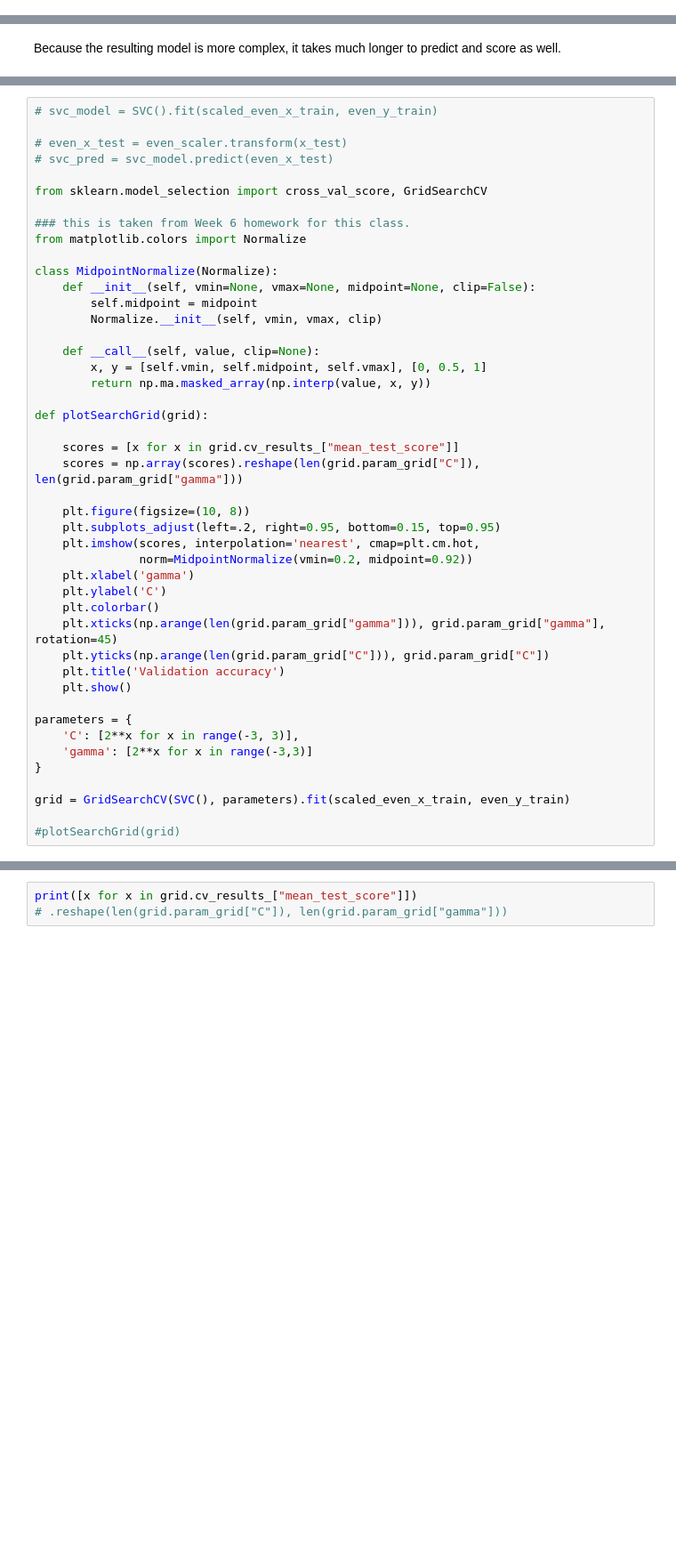
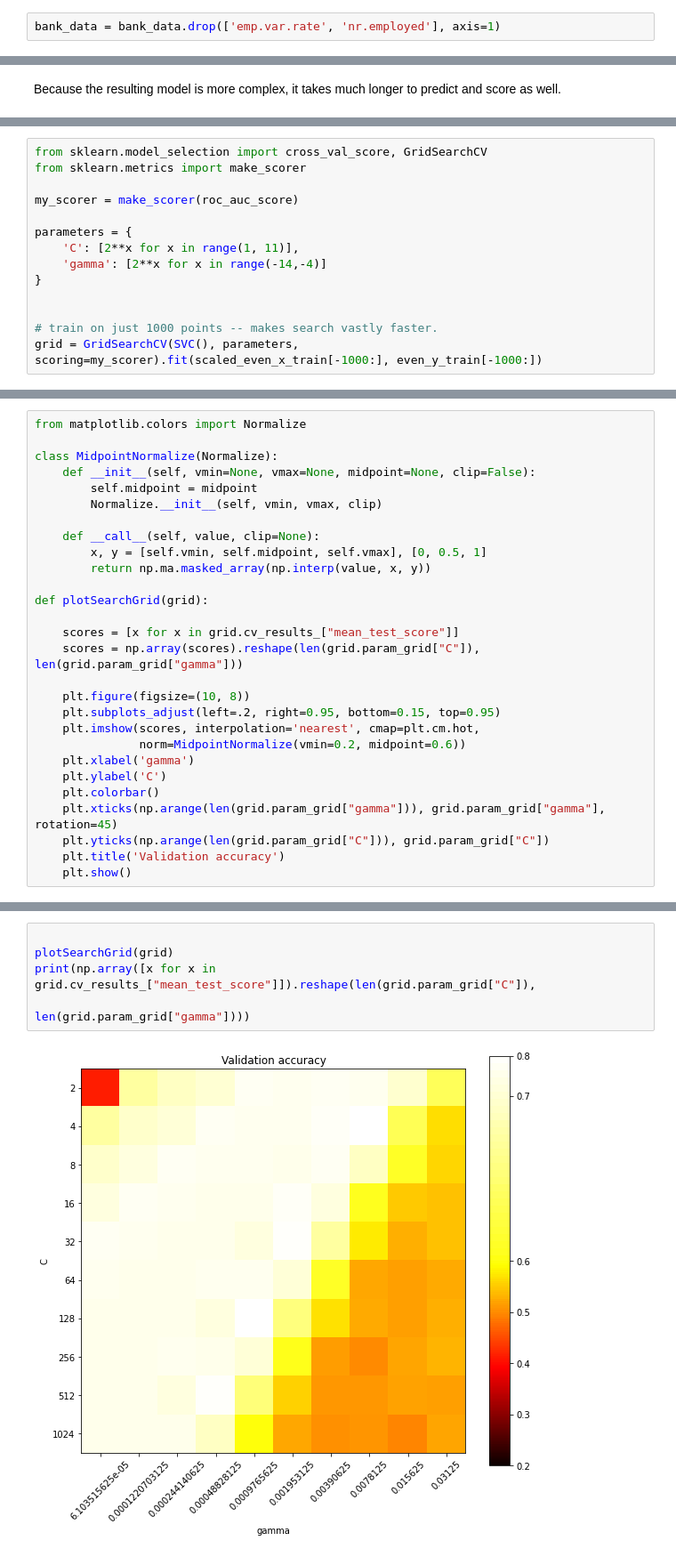
Before and after one commit to csdurfee/bank-marketing, a Jupyter notebook: Bank_Marketing.ipynb, the cells around one changed output, grey strips where cells are left out. Shown: that part at 89% size. Saved outputs shown, nothing was run; the diff lists cells and outputs as text; blank space fills up the shorter version.

Commit message:
almost done except for conclusions and feature importance

```diff
--- a/Bank_Marketing.ipynb
+++ b/Bank_Marketing.ipynb
@@ -245,0 +242,2 @@ Most of these categorical variables don't have a natural order to them, so we sh
+# %%
+bank_data = bank_data.drop(['emp.var.rate', 'nr.employed'], axis=1)
@@ -397,0 +448,14 @@ So far, SVC has proven to be the best. Let's see how good we can get it with a l
+# %%
+from sklearn.model_selection import cross_val_score, GridSearchCV
+from sklearn.metrics import make_scorer
+
+my_scorer = make_scorer(roc_auc_score)
+
+parameters = {
+    'C': [2**x for x in range(1, 11)],
+    'gamma': [2**x for x in range(-14,-4)]
+}
+
+
+# train on just 1000 points -- makes search vastly faster.
+grid = GridSearchCV(SVC(), parameters, scoring=my_scorer).fit(scaled_even_x_train[-1000:], even_y_train[-1000:])
@@ -398,12 +464,4 @@ So far, SVC has proven to be the best. Let's see how good we can get it with a l
 # %%
-# svc_model = SVC().fit(scaled_even_x_train, even_y_train)
-
-# even_x_test = even_scaler.transform(x_test)
-# svc_pred = svc_model.predict(even_x_test)
-
-from sklearn.model_selection import cross_val_score, GridSearchCV
-
-### this is taken from Week 6 homework for this class.
 from matplotlib.colors import Normalize
 
 class MidpointNormalize(Normalize):
@@ -423,7 +481,7 @@ def plotSearchGrid(grid):
     plt.figure(figsize=(10, 8))
     plt.subplots_adjust(left=.2, right=0.95, bottom=0.15, top=0.95)
     plt.imshow(scores, interpolation='nearest', cmap=plt.cm.hot,
-               norm=MidpointNormalize(vmin=0.2, midpoint=0.92))
+               norm=MidpointNormalize(vmin=0.2, midpoint=0.6))
     plt.xlabel('gamma')
     plt.ylabel('C')
     plt.colorbar()
@@ -431,12 +489,3 @@ def plotSearchGrid(grid):
     plt.yticks(np.arange(len(grid.param_grid["C"])), grid.param_grid["C"])
     plt.title('Validation accuracy')
     plt.show()
-
-parameters = {
-    'C': [2**x for x in range(-3, 3)],
-    'gamma': [2**x for x in range(-3,3)]
-}
-
-grid = GridSearchCV(SVC(), parameters).fit(scaled_even_x_train, even_y_train)
-
-#plotSearchGrid(grid)
@@ -445,4 +492,7 @@ grid = GridSearchCV(SVC(), parameters).fit(scaled_even_x_train, even_y_train)
 # %%
-print([x for x in grid.cv_results_["mean_test_score"]])
-# .reshape(len(grid.param_grid["C"]), len(grid.param_grid["gamma"]))
+
+plotSearchGrid(grid)
+print(np.array([x for x in grid.cv_results_["mean_test_score"]]).reshape(len(grid.param_grid["C"]),
+                                                                        len(grid.param_grid["gamma"])))
 # %% [output]
+[figure, added]
```
Also changed, not shown: parts of 41 cells of this notebook.
